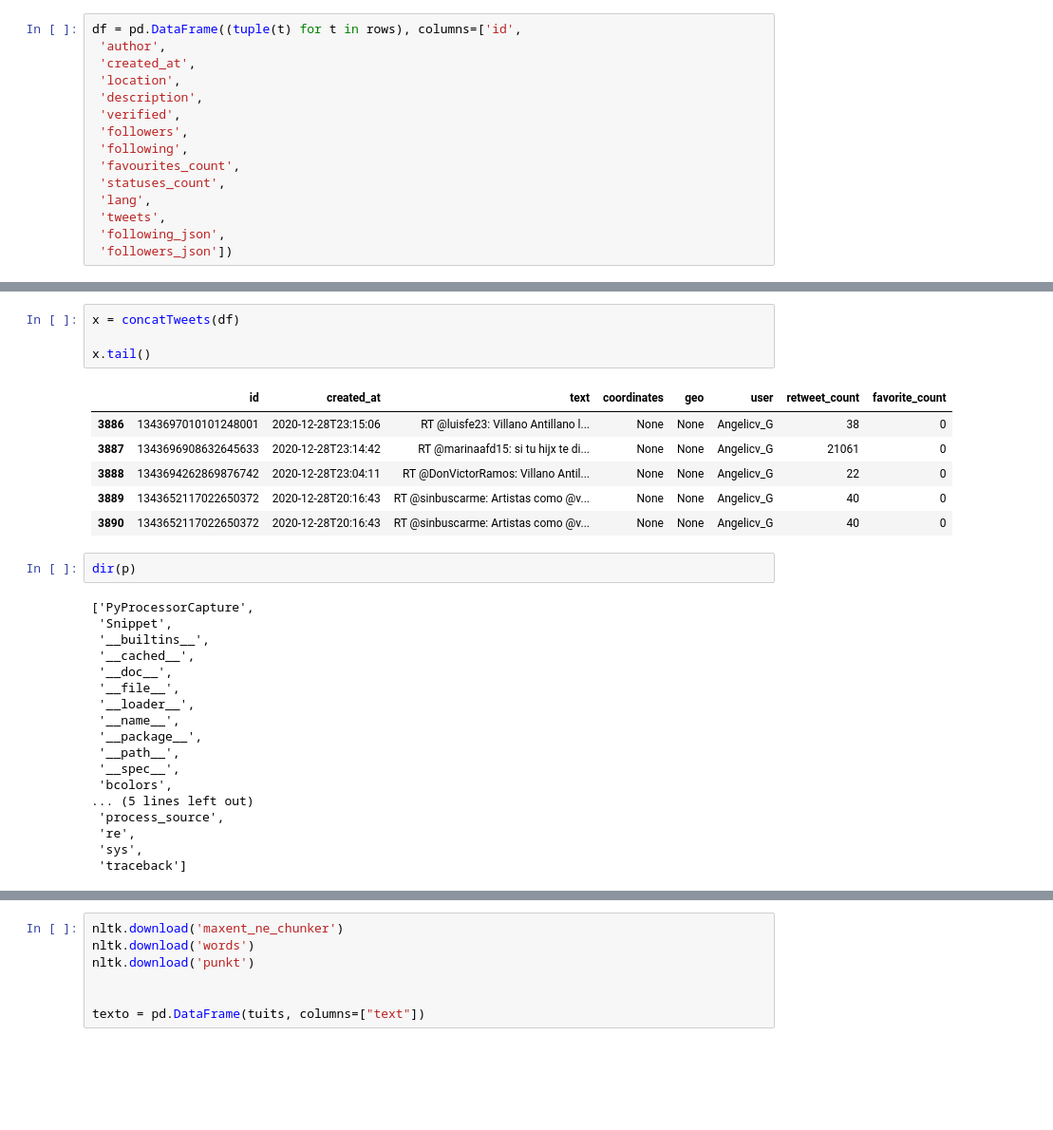
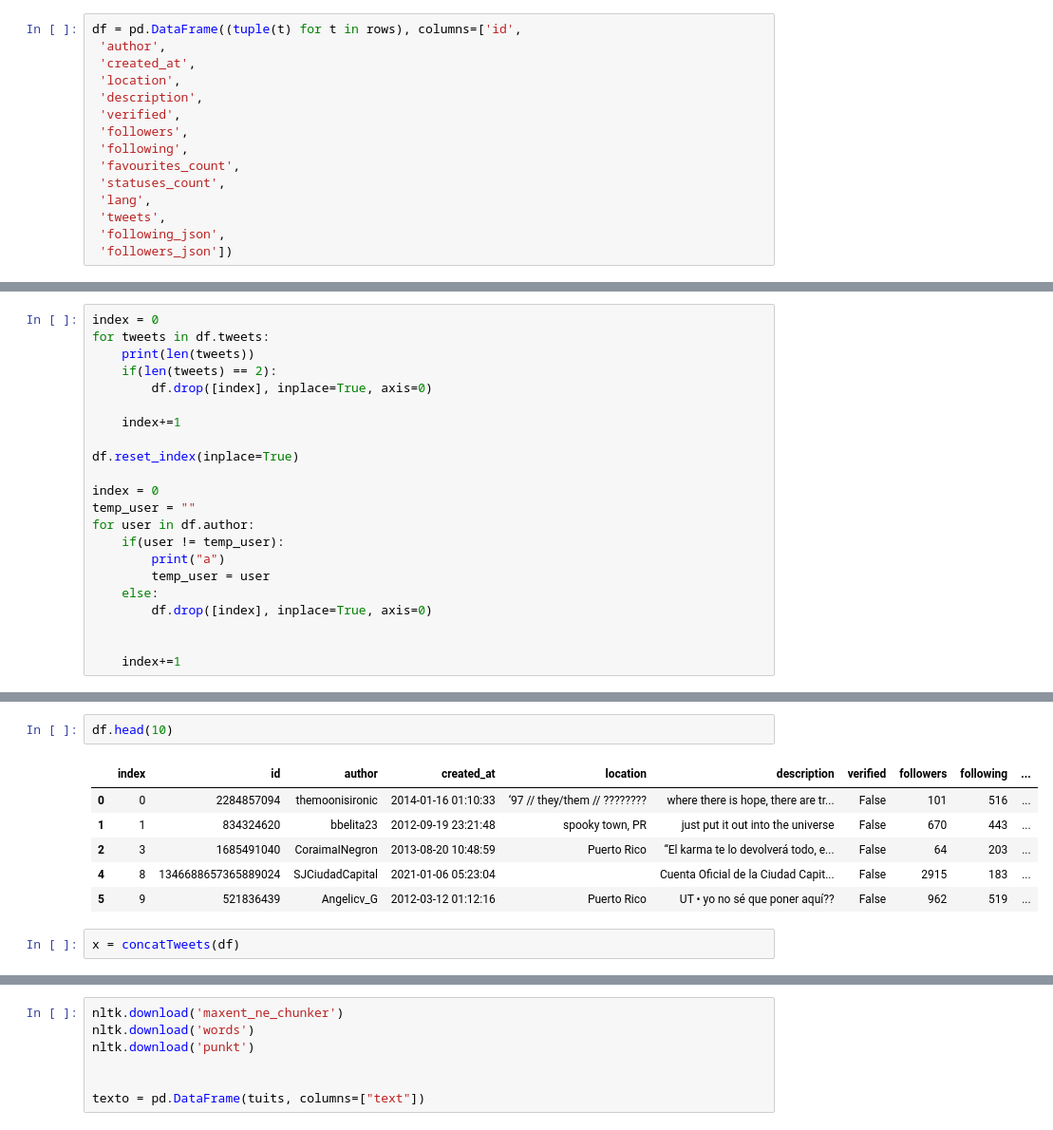
Before and after one commit to adeldelvalle/Social-Network-Analysis, a Jupyter notebook: Preprocessing.ipynb, the cells around one changed output, grey strips where cells are left out. Shown at 95% size. Drawn from its saved outputs; the diff is of its cells as text; blank space fills up the shorter version.

```diff
--- a/Preprocessing.ipynb
+++ b/Preprocessing.ipynb
@@ -241,0 +254,22 @@ df.head()
+# %%
+index = 0
+for tweets in df.tweets:
+    print(len(tweets))
+    if(len(tweets) == 2):
+        df.drop([index], inplace=True, axis=0)
+
+    index+=1
+
+df.reset_index(inplace=True)
+
+index = 0
+temp_user = ""
+for user in df.author:
+    if(user != temp_user):
+        print("a")
+        temp_user = user
+    else:
+        df.drop([index], inplace=True, axis=0)
+
+
+    index+=1
@@ -242,34 +294,14 @@ df.head()
+# %%
+df.head(10)
+# %% [output]
+|  | index | id | author | created_at | location | description | verified | followers | following | ... |
+| 0 | 0 | 2284857094 | themoonisironic | 2014-01-16 01:10:33 | ‘97 // they/them // ???????? | where there is hope, there are tr... | False | 101 | 516 | ... |
+| 1 | 1 | 834324620 | bbelita23 | 2012-09-19 23:21:48 | spooky town, PR | just put it out into the universe | False | 670 | 443 | ... |
+| 2 | 3 | 1685491040 | CoraimaINegron | 2013-08-20 10:48:59 | Puerto Rico | “El karma te lo devolverá todo, e... | False | 64 | 203 | ... |
+| 4 | 8 | 1346688657365889024 | SJCiudadCapital | 2021-01-06 05:23:04 |  | Cuenta Oficial de la Ciudad Capit... | False | 2915 | 183 | ... |
+| 5 | 9 | 521836439 | Angelicv_G | 2012-03-12 01:12:16 | Puerto Rico | UT • yo no sé que poner aquí?? | False | 962 | 519 | ... |
 # %%
 x = concatTweets(df)
-
-x.tail()
-# %% [output]
-|  | id | created_at | text | coordinates | geo | user | retweet_count | favorite_count |
-| 3886 | 1343697010101248001 | 2020-12-28T23:15:06 | RT @luisfe23: Villano Antillano l... | None | None | Angelicv_G | 38 | 0 |
-| 3887 | 1343696908632645633 | 2020-12-28T23:14:42 | RT @marinaafd15: si tu hijx te di... | None | None | Angelicv_G | 21061 | 0 |
-| 3888 | 1343694262869876742 | 2020-12-28T23:04:11 | RT @DonVictorRamos: Villano Antil... | None | None | Angelicv_G | 22 | 0 |
-| 3889 | 1343652117022650372 | 2020-12-28T20:16:43 | RT @sinbuscarme: Artistas como @v... | None | None | Angelicv_G | 40 | 0 |
-| 3890 | 1343652117022650372 | 2020-12-28T20:16:43 | RT @sinbuscarme: Artistas como @v... | None | None | Angelicv_G | 40 | 0 |
-# %%
-dir(p)
-# %% [output]
-['PyProcessorCapture',
- 'Snippet',
- '__builtins__',
- '__cached__',
- '__doc__',
- '__file__',
- '__loader__',
- '__name__',
- '__package__',
- '__path__',
- '__spec__',
- 'bcolors',
-... (5 lines left out)
- 'process_source',
- 're',
- 'sys',
- 'traceback']
 # %%
 import preprocessor as p
 p.set_options(p.OPT.URL,p.OPT.MENTION,p.OPT.HASHTAG,p.OPT.RESERVED,p.OPT.SMILEY,p.OPT.NUMBER)
```
Also changed, not shown: parts of 18 cells of this notebook, 1 other file.
